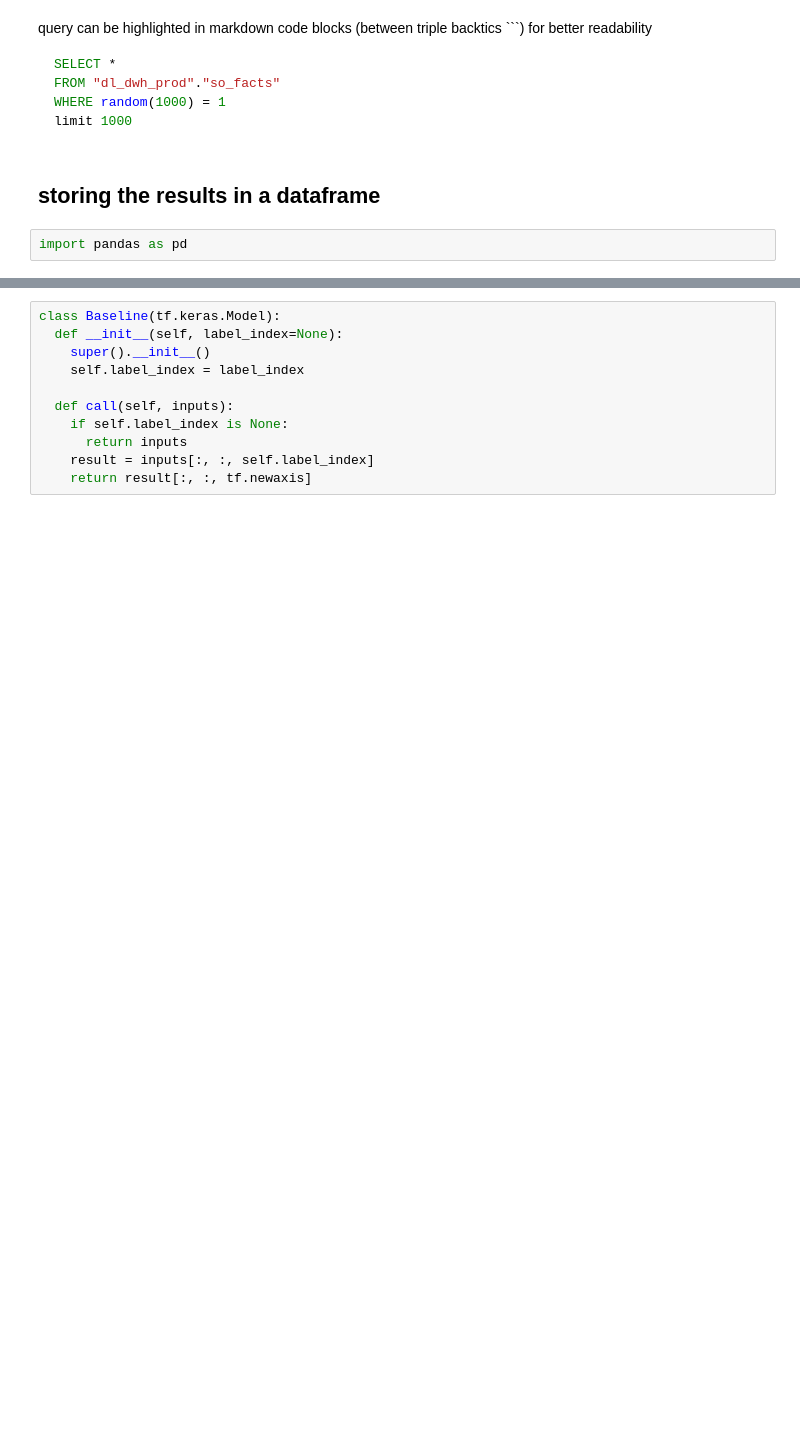
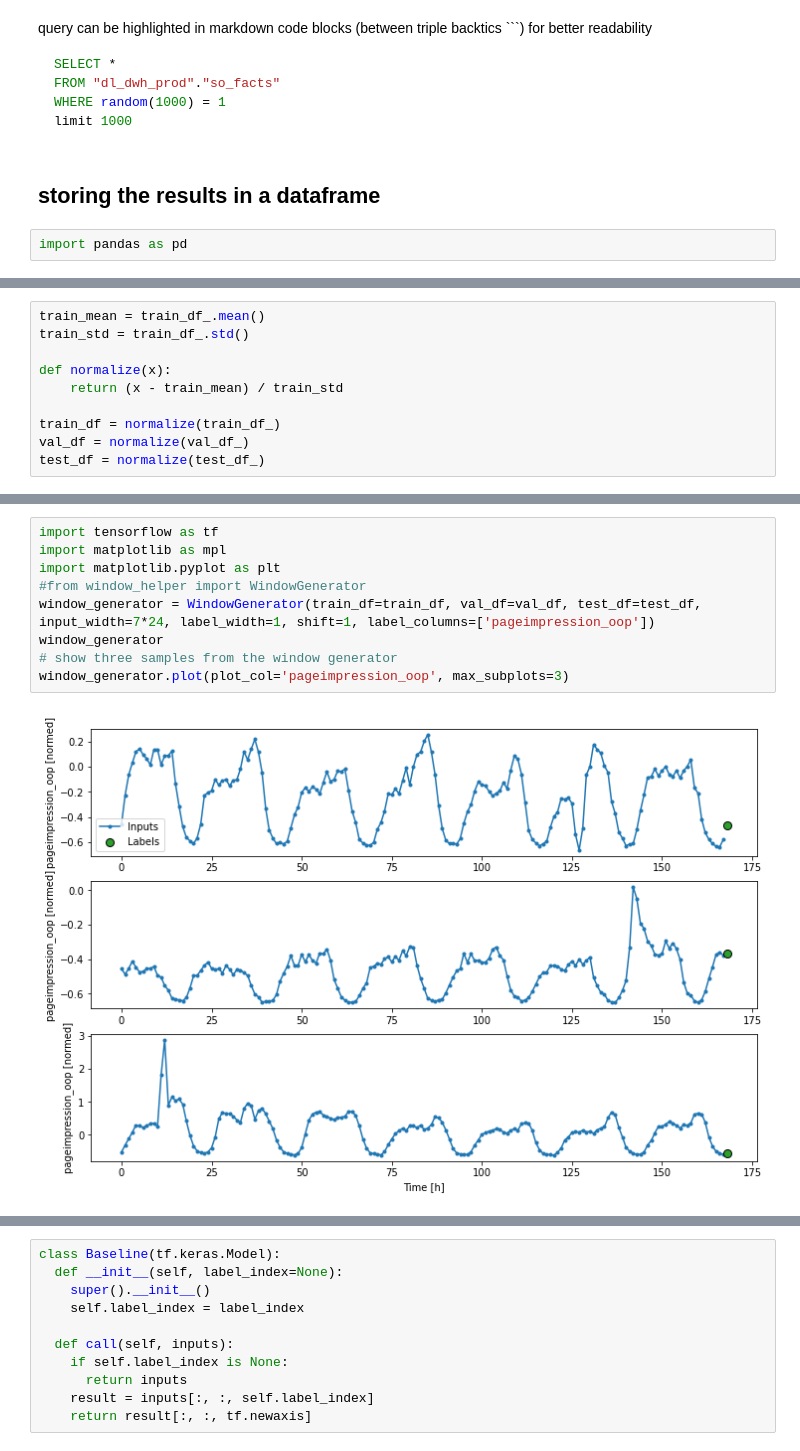
Before and after one commit to ak-idealo/jupiter-notebook, a Jupyter notebook: Demand Forecasting-Schulbedarf-Tensorflow-daily data.ipynb, the cells around one changed output, grey strips where cells are left out. Drawn from its saved outputs; the diff is of its cells as text; blank space fills up the shorter version.

```diff
--- a/Demand Forecasting-Schulbedarf-Tensorflow-daily data.ipynb
+++ b/Demand Forecasting-Schulbedarf-Tensorflow-daily data.ipynb
@@ -431,0 +325,10 @@ Labels shape (batch, time, features): (32, 1, 1)
+# %%
+train_mean = train_df_.mean()
+train_std = train_df_.std()
+
+def normalize(x):
+    return (x - train_mean) / train_std
+
+train_df = normalize(train_df_)
+val_df = normalize(val_df_)
+test_df = normalize(test_df_)
@@ -431,0 +515,11 @@ Labels shape (batch, time, features): (32, 1, 1)
+# %%
+import tensorflow as tf
+import matplotlib as mpl
+import matplotlib.pyplot as plt
+#from window_helper import WindowGenerator
+window_generator = WindowGenerator(train_df=train_df, val_df=val_df, test_df=test_df, input_width=7*24, label_width=1, shift=1, label_columns=['pageimpression_oop'])
+window_generator
+# show three samples from the window generator
+window_generator.plot(plot_col='pageimpression_oop', max_subplots=3)
+# %% [output]
+[figure, added]
```
Also changed, not shown: parts of 143 cells of this notebook, 8 other files.
